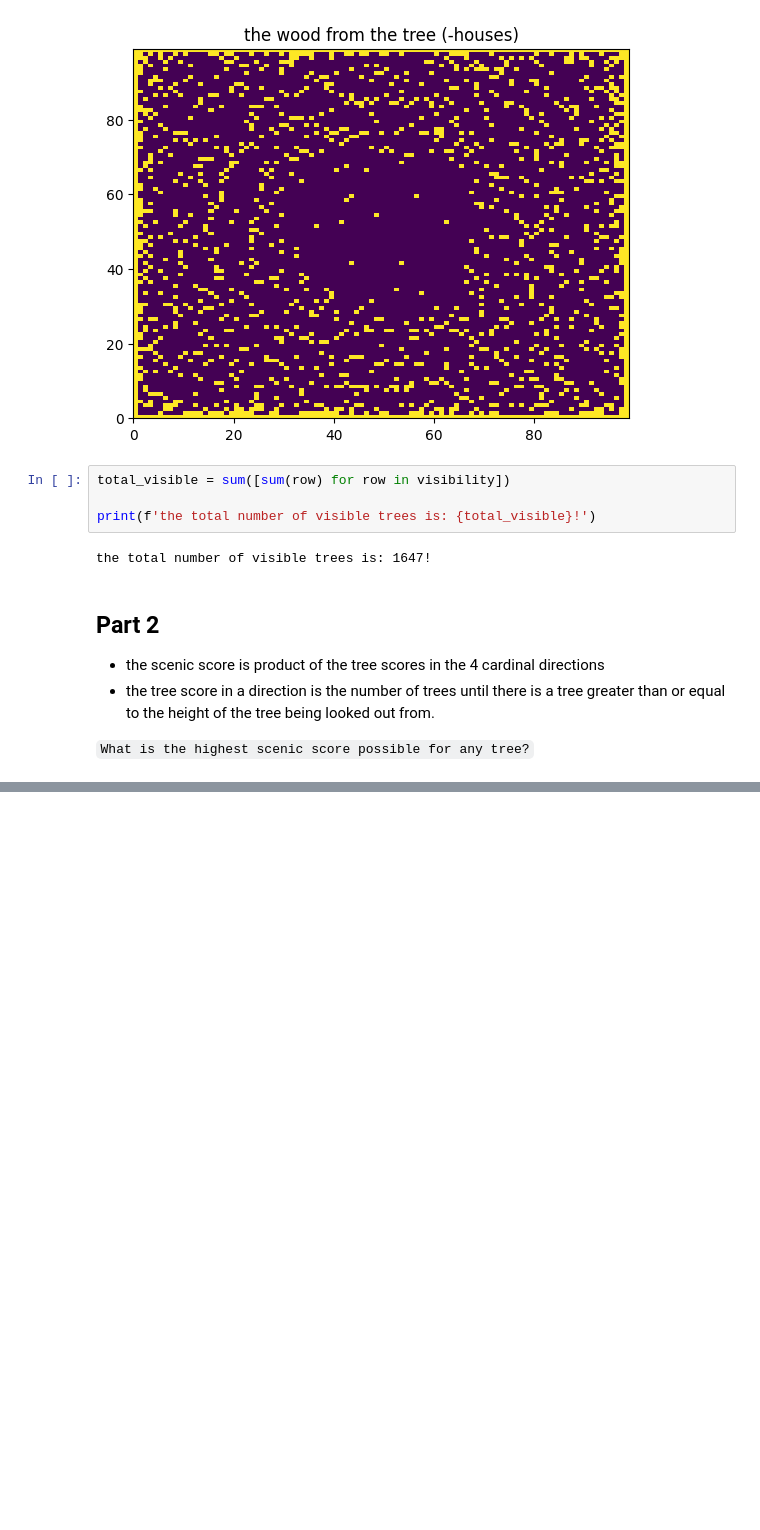
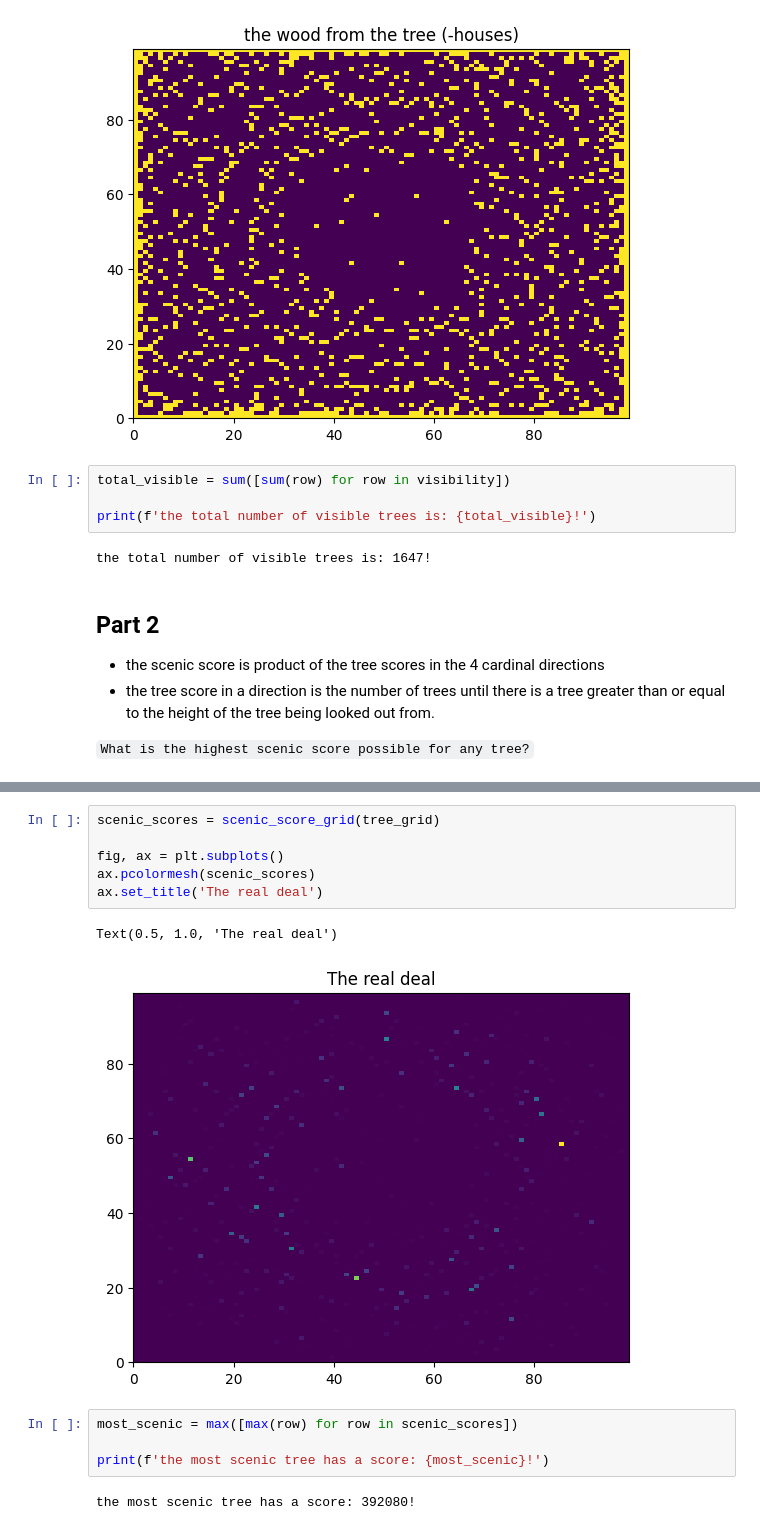
Before and after one commit to nouseforkeys/advent_of_code_22, a Jupyter notebook: day_8.ipynb, the cells around one changed output, grey strips where cells are left out. Saved outputs shown, nothing was run; the diff lists cells and outputs as text; blank space fills up the shorter version.

```diff
--- a/day_8.ipynb
+++ b/day_8.ipynb
@@ -167,0 +171,15 @@ Text(0.5, 1.0, 'test grid scenicness')
+# %%
+scenic_scores = scenic_score_grid(tree_grid)
+
+fig, ax = plt.subplots()
+ax.pcolormesh(scenic_scores)
+ax.set_title('The real deal')
+# %% [output]
+Text(0.5, 1.0, 'The real deal')
+[figure, added]
+# %%
+most_scenic = max([max(row) for row in scenic_scores])
+
+print(f'the most scenic tree has a score: {most_scenic}!')
+# %% [output]
+the most scenic tree has a score: 392080!
```
Also changed, not shown: parts of 1 cell of this notebook.
